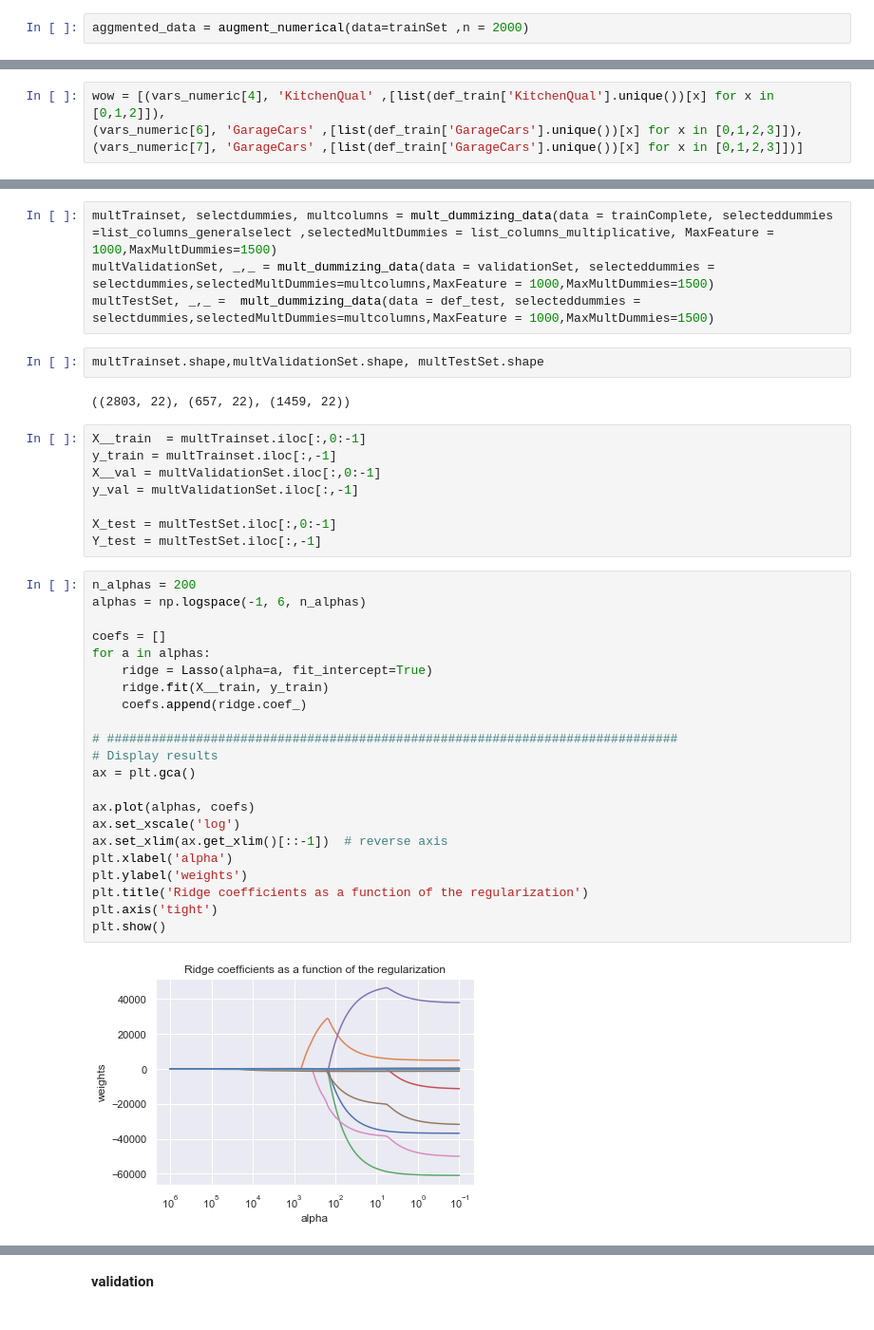
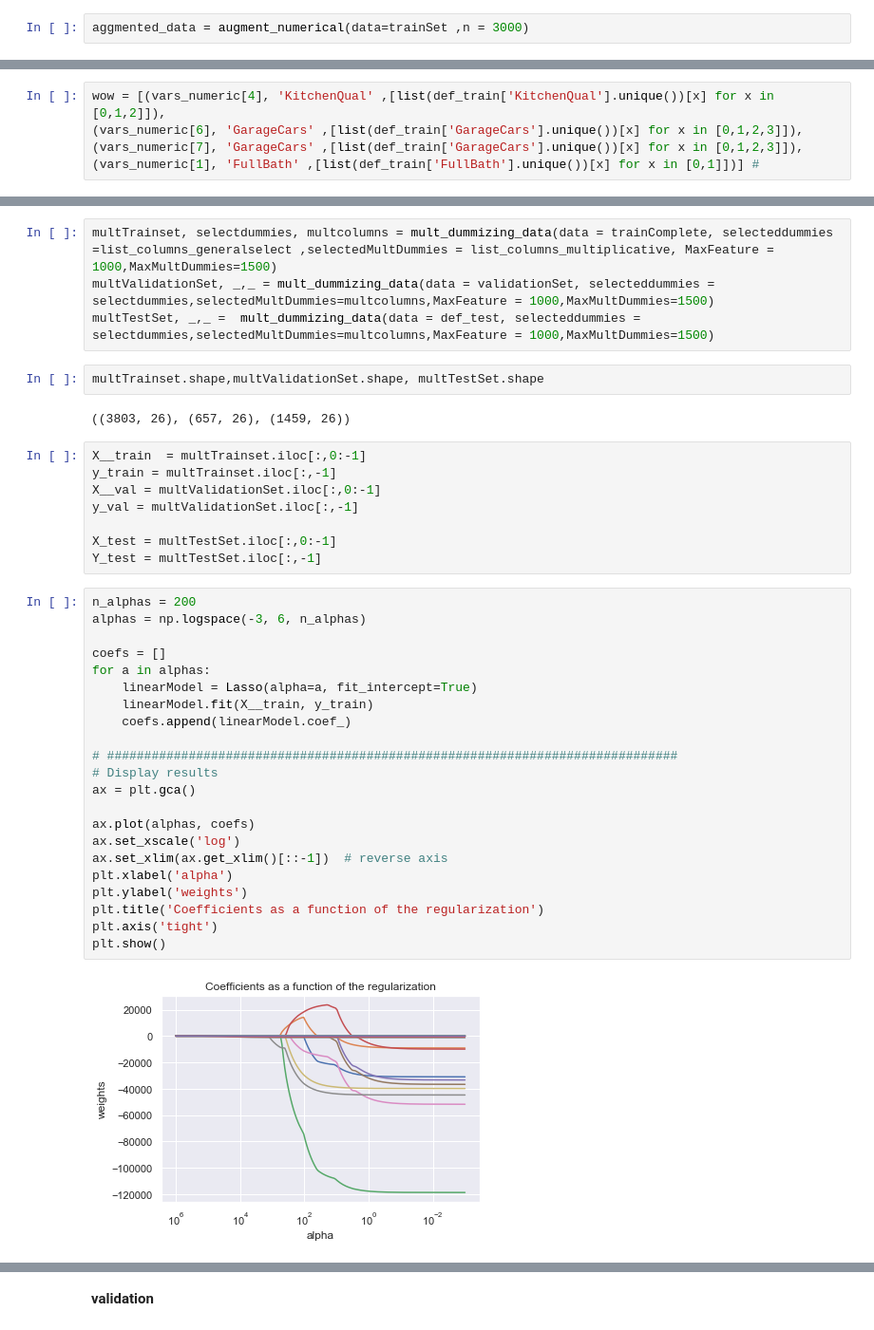
Before and after one commit to miguelmayhem92/Kaggle_Advanced_Regression, a Jupyter notebook: NB advanced Regression-linear and NN.ipynb, the cells around one changed output, grey strips where cells are left out. Shown at 95% size. Saved outputs shown, nothing was run; the diff lists cells and outputs as text.

Commit message:
Add files via upload
Formating, better predictions, the best prediction with lasso

```diff
--- a/NB advanced Regression-linear and NN.ipynb
+++ b/NB advanced Regression-linear and NN.ipynb
@@ -469,7 +463,7 @@ for col in trainset[vars_numeric ].columns:
     IQR = q3 - q1
     IQRdicts[col] = IQR
 # %%
-aggmented_data = augment_numerical(data=trainSet ,n = 2000)
+aggmented_data = augment_numerical(data=trainSet ,n = 3000)
 # %%
 trainComplete = pd.concat([trainSet,aggmented_data])
 trainComplete.shape
@@ -480,7 +474,8 @@ trainComplete.shape
 # %%
 wow = [(vars_numeric[4], 'KitchenQual' ,[list(def_train['KitchenQual'].unique())[x] for x in [0,1,2]]),
 (vars_numeric[6], 'GarageCars' ,[list(def_train['GarageCars'].unique())[x] for x in [0,1,2,3]]),
-(vars_numeric[7], 'GarageCars' ,[list(def_train['GarageCars'].unique())[x] for x in [0,1,2,3]])]
+(vars_numeric[7], 'GarageCars' ,[list(def_train['GarageCars'].unique())[x] for x in [0,1,2,3]]),
+(vars_numeric[1], 'FullBath' ,[list(def_train['FullBath'].unique())[x] for x in [0,1]])] #
 # %%
 vars_numeric_v2 = [vars_numeric[4],vars_numeric[7],vars_numeric[6]]
 # %%
@@ -575,7 +570,7 @@ multTestSet, _,_ =  mult_dummizing_data(data = def_test, selecteddummies = selec
 # %%
 multTrainset.shape,multValidationSet.shape, multTestSet.shape
 # %% [output]
-((2803, 22), (657, 22), (1459, 22))
+((3803, 26), (657, 26), (1459, 26))
 # %%
 X__train  = multTrainset.iloc[:,0:-1]
 y_train = multTrainset.iloc[:,-1]
@@ -586,26 +581,26 @@ X_test = multTestSet.iloc[:,0:-1]
 Y_test = multTestSet.iloc[:,-1]
 # %%
 n_alphas = 200
-alphas = np.logspace(-1, 6, n_alphas)
+alphas = np.logspace(-3, 6, n_alphas)
 
 coefs = []
 for a in alphas:
-    ridge = Lasso(alpha=a, fit_intercept=True)
-    ridge.fit(X__train, y_train)
-    coefs.append(ridge.coef_)
+    linearModel = Lasso(alpha=a, fit_intercept=True)
+    linearModel.fit(X__train, y_train)
+    coefs.append(linearModel.coef_)
 
 # #############################################################################
 # Display results
 ax = plt.gca()
 
 ax.plot(alphas, coefs)
 ax.set_xscale('log')
 ax.set_xlim(ax.get_xlim()[::-1])  # reverse axis
 plt.xlabel('alpha')
 plt.ylabel('weights')
-plt.title('Ridge coefficients as a function of the regularization')
+plt.title('Coefficients as a function of the regularization')
 plt.axis('tight')
 plt.show()
 # %% [output]
-[figure, old version]
+[figure, new version]
 # %%
```
Also changed, not shown: parts of 50 cells of this notebook.
